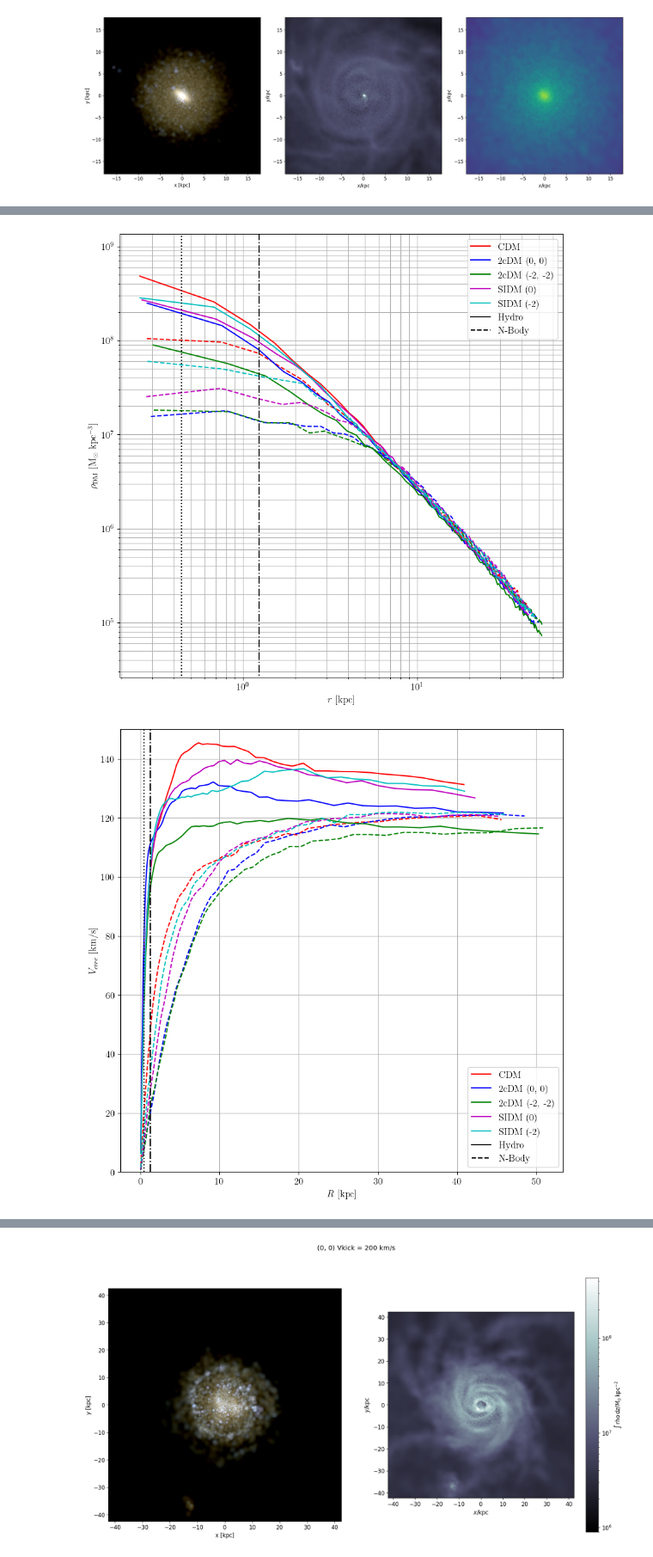
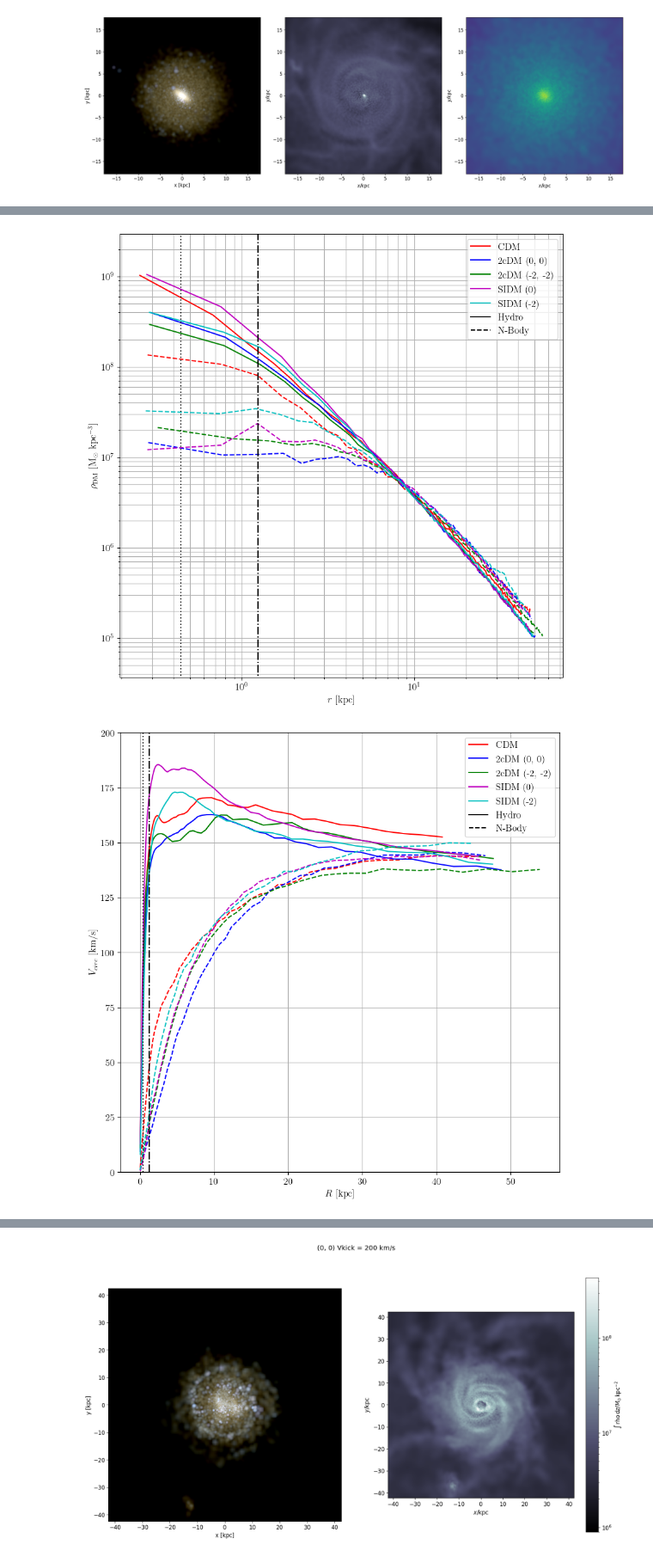
Before and after one commit to rtlow/2cDM_paperII, a Jupyter notebook: jupyter/subhalo_particle_analysis.ipynb, the cells around one changed output, grey strips where cells are left out. Shown at 86% size. Drawn from its saved outputs; the diff is of its cells as text; code cells hidden in the pictures.

```diff
--- a/jupyter/subhalo_particle_analysis.ipynb
+++ b/jupyter/subhalo_particle_analysis.ipynb
@@ -26,4 +26,9 @@ matplotlib.rc('text', usetex=True)
 data_path = "/home/ryan/Data/"
 base_path="/home/ryan/projects/Medvedev/data_product_generation/data_products/data_prods/"
 
-out_path = '../plots/DREAMS_116/'
+out_path = '../plots/DREAMS_948/'
+
+try:
+    os.mkdir(out_path)
+except:
+    print(f'{out_path} already exists!')
@@ -153,37 +216,5 @@ plt.show()
 # %%
-colors = {
-    'CDM': 'r',
-    '2cDM': {
-        '[0, 0]': 'b',
-        '[-2, -2]': 'g',
-    },
-    'SIDM': {
-        '[0]': 'm',
-        '[-2]': 'c'
-    },
-}
-dashings = {
-    'HY': 'solid',
-    'DM': 'dashed'
-}
-
-softening_length = 0.441 # in kpc
-
-redshift = 0
 fig, ax = plt.subplots(1, 1, figsize=[10, 10])
-
-runs = [
-    'run_CDM_DREAMS116_DM_dir_8',
-    'run_CDM_DREAMS116_HY_dir_9',
-    'run_2cDM_DREAMS116_DM_power00_sigma1_dir_4_Vkick100.00',
-    'run_2cDM_DREAMS116_HY_power00_sigma1_dir_5_Vkick100.00',
-    'run_2cDM_DREAMS116_DM_powerm2m2_sigma1_dir_6_Vkick100.00',
-    'run_2cDM_DREAMS116_HY_powerm2m2_sigma1_dir_7_Vkick100.00',
-    'run_SIDM_DREAMS116_DM_power0_sigma1_dir_0',
-    'run_SIDM_DREAMS116_HY_power0_sigma1_dir_1',
-    'run_SIDM_DREAMS116_DM_powerm2_sigma1_dir_2',
-    'run_SIDM_DREAMS116_HY_powerm2_sigma1_dir_3',
-]
 
 y_mins = []
 y_maxes = []
@@ -242,42 +273,9 @@ plt.legend()
 
 plt.savefig(out_path + 'density_profiles.pdf')
 # %% [output]
-[figure, old version]
+[figure, new version]
 # %%
-colors = {
-    'CDM': 'r',
-    '2cDM': {
-        '[0, 0]': 'b',
-        '[-2, -2]': 'g',
-    },
-    'SIDM': {
-        '[0]': 'm',
-        '[-2]': 'c'
-    },
-}
-dashings = {
-    'HY': 'solid',
-    'DM': 'dashed'
-}
-
-softening_length = 0.441 # in kpc
-
-redshift = 0
 fig, ax = plt.subplots(1, 1, figsize=[10, 10])
-
-runs = [
-    'run_CDM_DREAMS116_DM_dir_8',
-    'run_CDM_DREAMS116_HY_dir_9',
-    'run_2cDM_DREAMS116_DM_power00_sigma1_dir_4_Vkick100.00',
-    'run_2cDM_DREAMS116_HY_power00_sigma1_dir_5_Vkick100.00',
-    'run_2cDM_DREAMS116_DM_powerm2m2_sigma1_dir_6_Vkick100.00',
-    'run_2cDM_DREAMS116_HY_powerm2m2_sigma1_dir_7_Vkick100.00',
-    'run_SIDM_DREAMS116_DM_power0_sigma1_dir_0',
-    'run_SIDM_DREAMS116_HY_power0_sigma1_dir_1',
-    'run_SIDM_DREAMS116_DM_powerm2_sigma1_dir_2',
-    'run_SIDM_DREAMS116_HY_powerm2_sigma1_dir_3',
-]
-
 
 for run_n in runs:
     run = cosmoSim(run_n, base_path=base_path)
@@ -300,33 +298,33 @@ for run_n in runs:
     if run.dm_type == 'CDM':
         color = colors[run.dm_type]
     else:
         color = colors[run.dm_type][str(run.powerLaws)]
 
     rbins = pdm_3d['rbins'].in_units('kpc')
     vcirc = pdm_3d['v_circ']
     ax.plot(rbins,vcirc,color=color, linestyle=linestyle)
 ax.vlines(softening_length, 0, 10**50, colors='k', linestyles='dotted')
 ax.vlines(2.8*softening_length, 0, 10**50, colors='k', linestyles='dashdot')
 
-ax.set_ylim([0, 150])
+ax.set_ylim([0, 200])
 ax.set_xlabel('$R$ [kpc]')
 ax.set_ylabel('$V_{circ}$ [km/s]')
 # ax.set_yscale("log")
 # ax.set_xscale("log")
 ax.grid(True, which="both", ls="-")
 ax.set_box_aspect(aspect=1)
 
 ax.plot([],[], label='CDM', color='r')
 ax.plot([],[], label='2cDM (0, 0)', color='b')
 ax.plot([],[], label='2cDM (-2, -2)', color='g')
 ax.plot([],[], label='SIDM (0)', color='m')
 ax.plot([],[], label='SIDM (-2)', color='c')
 ax.plot([],[], label='Hydro', color='k', linestyle='solid')
 ax.plot([],[], label='N-Body', color='k', linestyle='dashed')
 
 plt.legend()
 
 plt.savefig(out_path + 'vcirc_profiles.pdf')
 # %% [output]
-[figure, old version]
+[figure, new version]
 # %%
```
Also changed, not shown: parts of 9 cells of this notebook, 6 other files.
